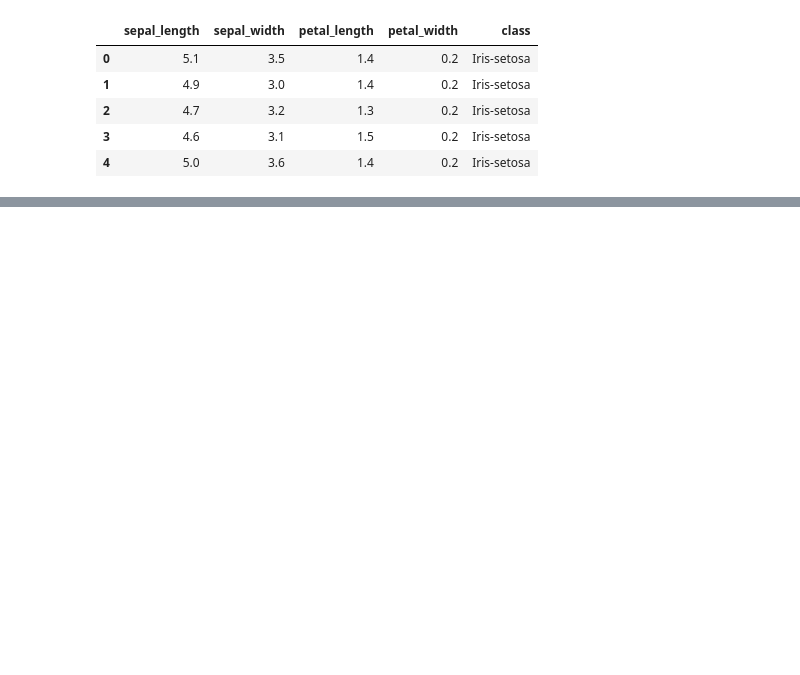
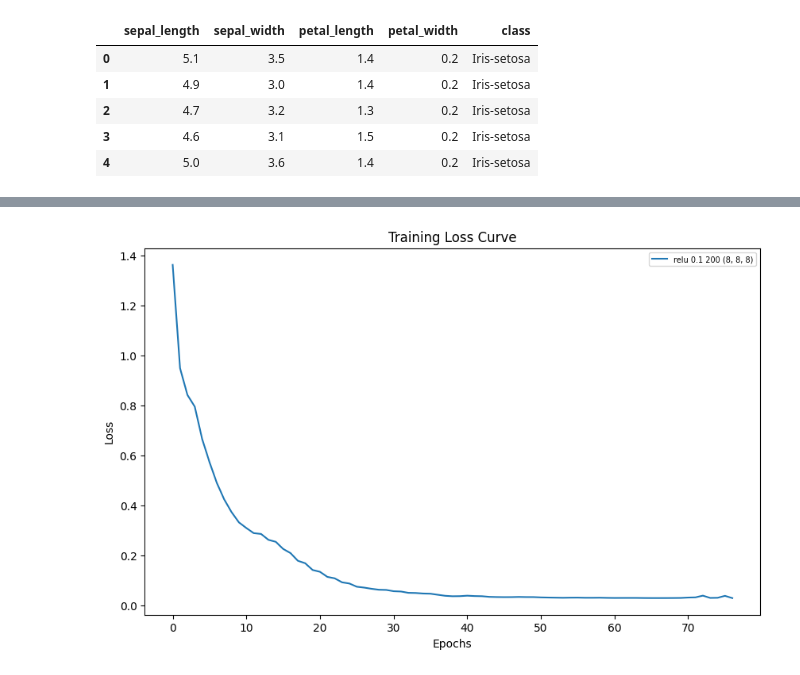
Before and after one commit to Kumud-Arora/CS4375-neural-networks, a Jupyter notebook: neural_networks.ipynb, the cells around one changed output, grey strips where cells are left out. Cells and saved outputs as stored; diff of their text form; code cells hidden in the pictures; blank space fills up the shorter version.

```diff
--- a/neural_networks.ipynb
+++ b/neural_networks.ipynb
@@ -106,0 +186,18 @@ hidden_layers_list = [(8,8), (8,8,8)]
+# %%
+# Model history plot- shows how the training loss changes over the number of epochs for each model.
+
+plt.figure(figsize=(10,6))
+
+
+if hasattr(model, 'loss_curve_') and len(model.loss_curve_) > 0:
+    plt.plot(model.loss_curve_, label=f'{activation} {learning_rate} {max_iter} {layer}')
+else:
+    print(f"No loss curve for model with {activation} {learning_rate} {max_iter} {layer}")
+
+plt.xlabel('Epochs')
+plt.ylabel('Loss')
+plt.title('Training Loss Curve')
+plt.legend(fontsize=7)
+plt.show()
+# %% [output]
+[figure, added]
```
Also changed, not shown: parts of 4 cells of this notebook.
